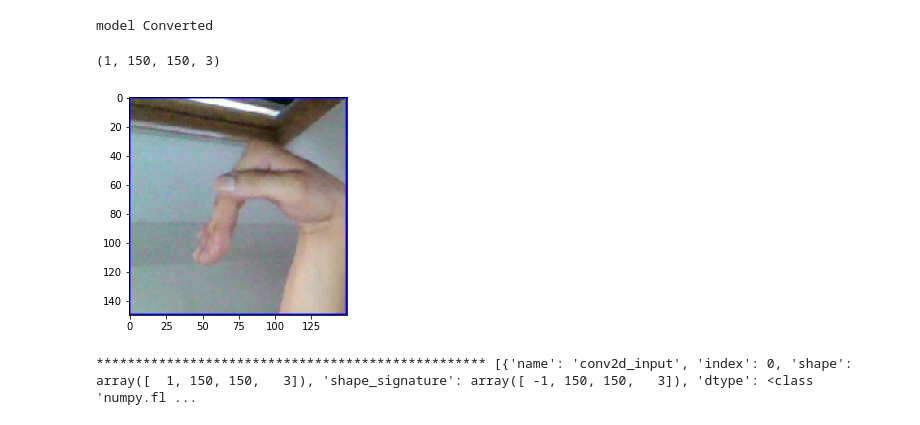
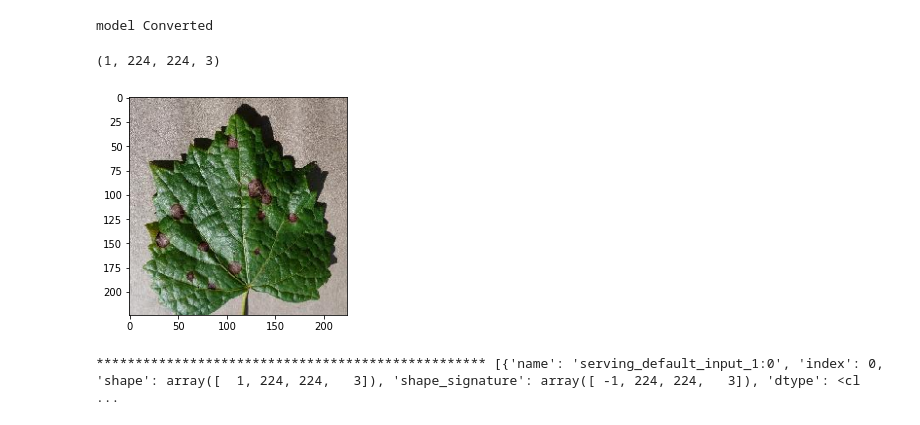
Before and after one commit to Alex1121111/Cropify_Deployment, a Jupyter notebook: Untitled.ipynb, the cells around one changed output. Saved outputs shown, nothing was run; the diff lists cells and outputs as text; code cells hidden in the pictures.

```diff
--- a/Untitled.ipynb
+++ b/Untitled.ipynb
@@ -21,18 +21,18 @@ import cv2
 # %%
 from tensorflow.keras.preprocessing import image
 from tensorflow.keras.applications.vgg16 import preprocess_input
 from matplotlib import pyplot as plt
-test_dir='uploads/del_test.jpg'
-img = image.load_img(test_dir, target_size=(150,150))
+test_dir='uploads/Grape_Black_rot.jpg'
+img = image.load_img(test_dir, target_size=(224,224))
 plt.imshow(img)
 # Preprocessing the image
 x = image.img_to_array(img)
 x = np.expand_dims(x, axis=0)
 x/=255.0
 print(x.shape)
 # %% [output]
-(1, 150, 150, 3)
+(1, 224, 224, 3)
-[figure, old version]
+[figure, new version]
 # %%
 interpreter = tf.lite.Interpreter(model_path="model.tflite")
 interpreter.allocate_tensors()
@@ -45,7 +45,7 @@ input_shape = input_details[0]['shape']
 print("*"*50, input_details)
 interpreter.set_tensor(input_details[0]['index'], x)
 # %% [output]
-************************************************** [{'name': 'conv2d_input', 'index': 0, 'shape': array([  1, 150, 150,   3]), 'shape_signature': array([ -1, 150, 150,   3]), 'dtype': <class 'numpy.fl ...
+************************************************** [{'name': 'serving_default_input_1:0', 'index': 0, 'shape': array([  1, 224, 224,   3]), 'shape_signature': array([ -1, 224, 224,   3]), 'dtype': <cl ...
 # %%
 interpreter.invoke()
 # %%
```
Also changed, not shown: parts of 6 cells of this notebook, 2 other files.
